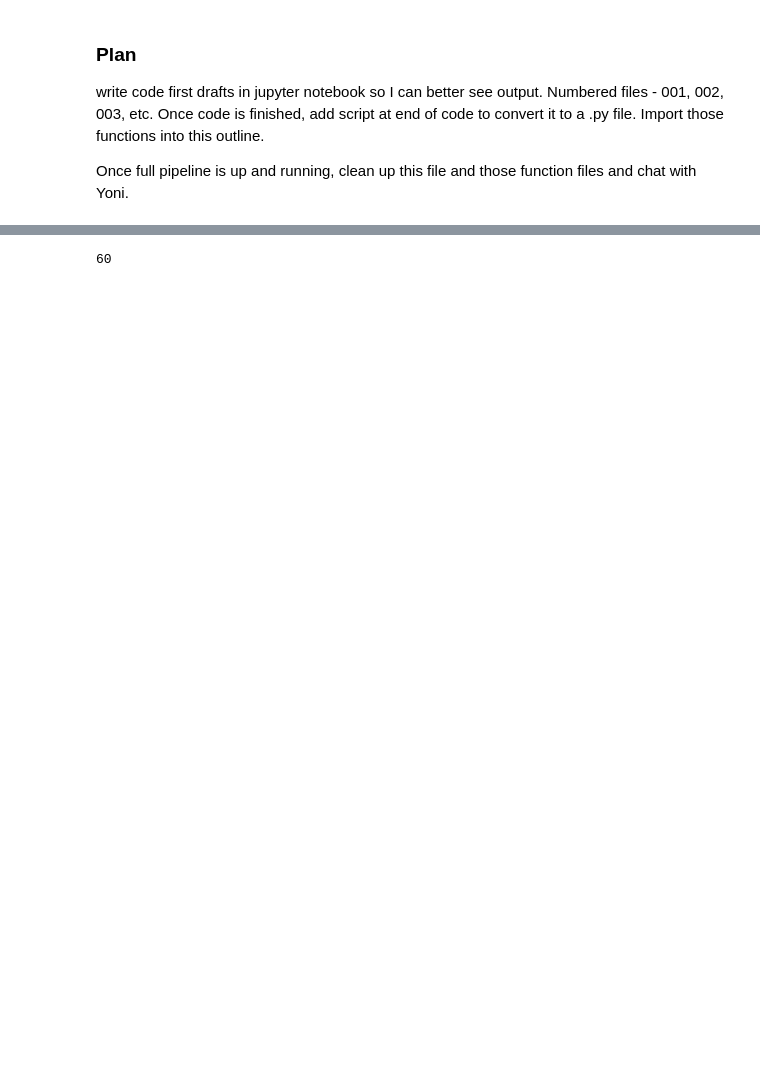
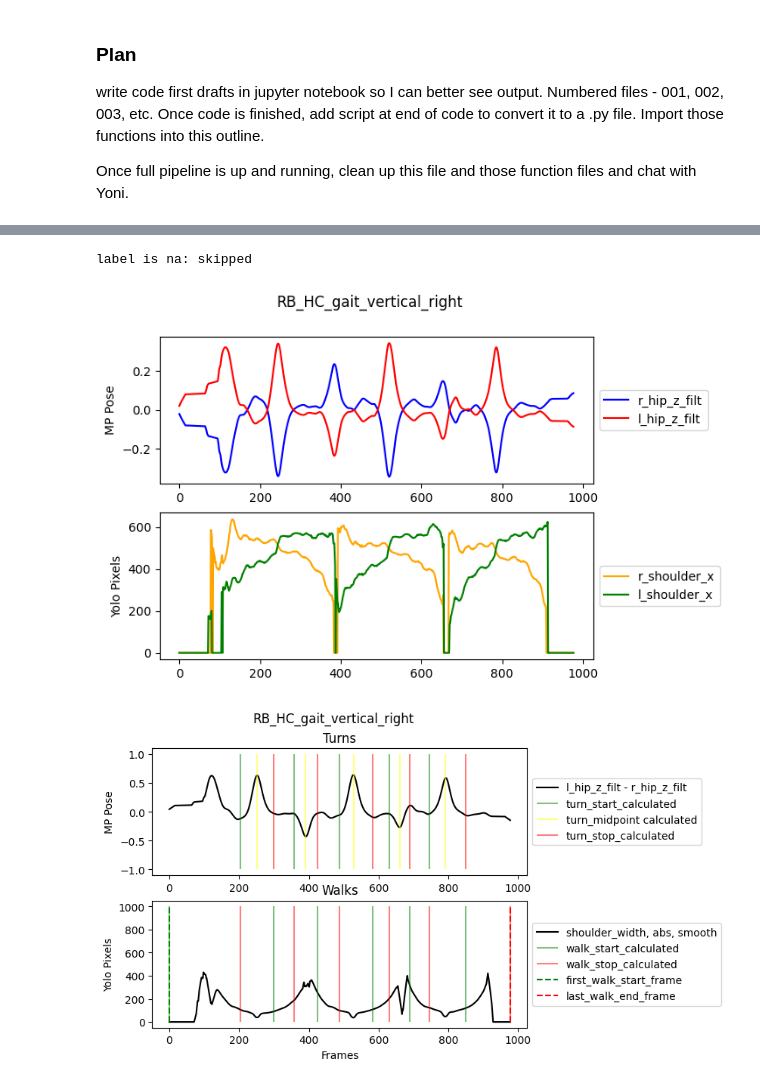
Before and after one commit to UCSF-MSLAB/HomeVideoAnalysis, a Jupyter notebook: megan_sandbox/sandbox_main.ipynb, the cells around one changed output, grey strips where cells are left out. Cells and saved outputs as stored; diff of their text form; code cells hidden in the pictures; blank space fills up the shorter version.

Commit message:
Added segment function to main script

```diff
--- a/megan_sandbox/sandbox_main.ipynb
+++ b/megan_sandbox/sandbox_main.ipynb
@@ -133,12 +160,12 @@ To see all available configurables, use `--help-all`.
 # input - eventually will need to edit this to incorporate into main hva pipeline
 
 # path to video
-vid_in_path = r'..\tests\fixtures\all_videos\DS_HC_practice videos\DS_HC_gait_vertical_left.mov' # vid_in_path set during process_dir() of run.py
+vid_in_path = r'C:\Users\mmccu\Box\MM_Personal\5_Projects\BoveLab\3_Data_and_Code\hva_code\HomeVideoAnalysis\tests\fixtures\all_videos\RB_HC_practice videos\RB_HC_gait_vertical_right.MOV' # vid_in_path set during process_dir() of run.py
 
 # load mp, mp_world, and yolo .csv files for one video (from main branch, output of home video analysis run.py 8/29/2024)
-mp_pose_filepath = r'..\temp\main_branch_outputs\000_run\DS_HC_gait_vertical_left_mediapipe.csv'
-mp_world_filepath = r'..\temp\main_branch_outputs\000_run\DS_HC_gait_vertical_left_mediapipe_world.csv'
-yolo_filepath = r'..\temp\main_branch_outputs\000_run\DS_HC_gait_vertical_left_yolo.csv'
+mp_pose_filepath = r'..\temp\main_branch_outputs\000_run\RB_HC_gait_vertical_right_mediapipe.csv'
+mp_world_filepath = r'..\temp\main_branch_outputs\000_run\RB_HC_gait_vertical_right_mediapipe_world.csv'
+yolo_filepath = r'..\temp\main_branch_outputs\000_run\RB_HC_gait_vertical_right_yolo.csv'
 
 mp_pose_basename = os.path.splitext(os.path.basename(mp_pose_filepath))[0]
 mp_all_filepath = mp_pose_basename + '_all.csv'
@@ -174,7 +207,23 @@ save_visibility_lineplot(lineplot, vid_in_path, output_parent_folder)
 # calculate and save vis score per label
 vis_stats_df = save_vis_stats_by_label(mp_all_df)
 save_vis_scores_csv(vis_stats_df, vid_in_path, output_parent_folder)
+
+# outputs: save boxplot and lineplot .png and vis_stats_df with mean, standard deviation, and median visibility for each marker
+# %% [output]
+label is na: skipped
-# %%
-print(fps)
-# %% [output]
-60
+# %%
+# step 004 - segment when person is walking toward or away from camera or turning
+[turn_df, walks_df] = segment_video_walks_turn(mp_all_df, yolo_df, fps, vid_in_path, output_parent_folder,
+                                               cutoff = 0.4, order = 1,
+                                               find_peaks_distance = 200, # min distance between hip z distance peaks
+                                               find_peaks_prominence = 0.2, # hip Z peaks need to be greater than this value
+                                               flattening_point_atol = 0.0025, # Distance of hip z diff away from zero to be identified as "flattening point"
+                                               dist_turn_mid_to_flattening = 20) # flattening point has to be at least this many frames from turn midpoint
+
+# outputs
+# turn_df: pandas data frame with frames for each turn start, stop, and midpoint; also saved as .csv
+# walks_df: pandas data frame with frames for each walk start, stop, and midpoint and if walk was toward or away from camera; also saved as .csv
+# 2 plots saved as .png with turn/walk start stop and hip and shoulder distances
+# %% [output]
+[figure, added]
+[figure, added]
```
Also changed, not shown: parts of 4 cells of this notebook, 8 other files.
